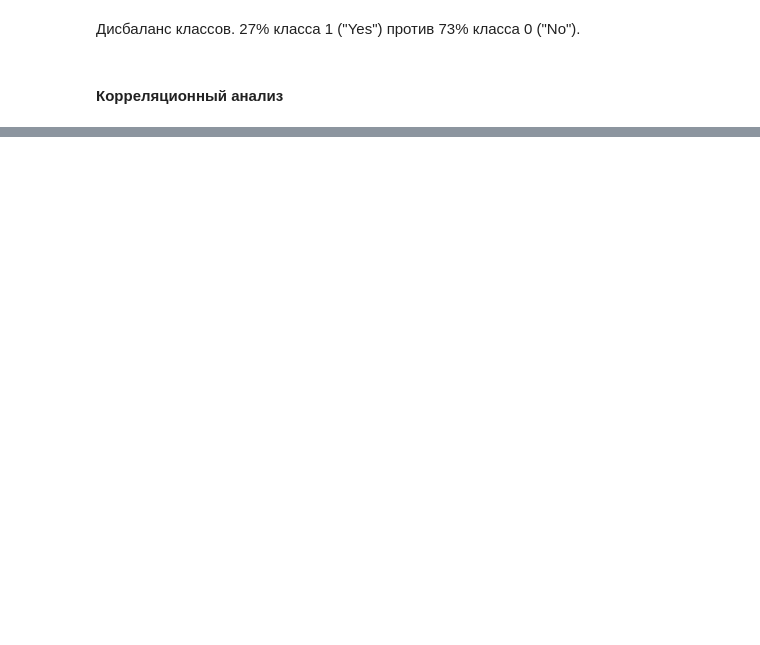
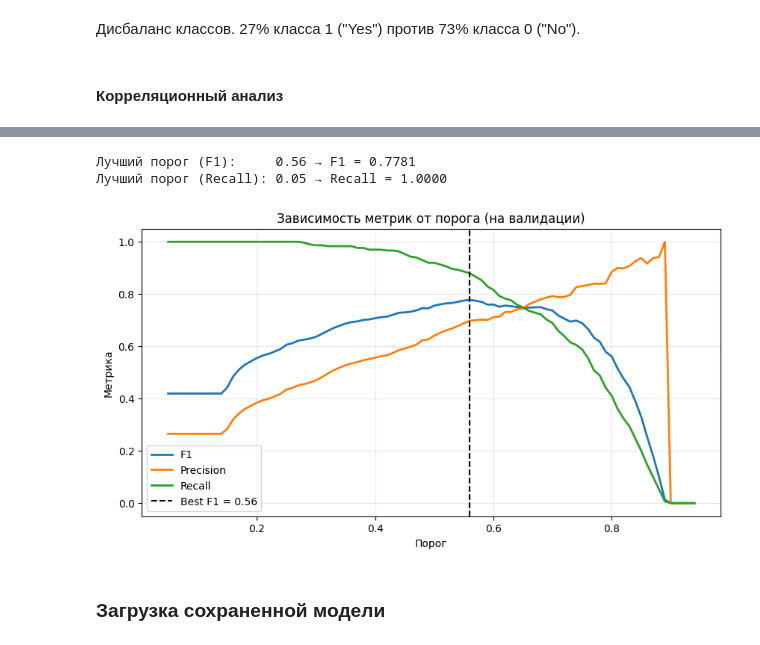
Before and after one commit to AlexxRus/telecom-churn-prediction, a Jupyter notebook: churn_prediction.ipynb, the cells around one changed output, grey strips where cells are left out. Cells and saved outputs as stored; diff of their text form; code cells hidden in the pictures; blank space fills up the shorter version.

```diff
--- a/churn_prediction.ipynb
+++ b/churn_prediction.ipynb
@@ -430,0 +756,5 @@ Name: int_Churn, dtype: float64 26.5
+# %%
+# Сравнение результатов
+print("\nСравнение моделей:")
+results_df = pd.DataFrame(results).sort_values('f1', ascending=False).reset_index()
+print(results_df[['model_name', 'accuracy', 'roc_auc', 'f1']])
@@ -430,0 +983,12 @@ Name: int_Churn, dtype: float64 26.5
+# %%
+# История оптимизации
+vis.plot_optimization_history(study).show()
+
+# Важность параметров
+vis.plot_param_importances(study).show()
+
+# Slice plot — как каждый параметр влияет на F1
+vis.plot_slice(study, params=['cat_depth', 'lgbm_n', 'xgb_n']).show()
+
+# Contour — взаимодействие пар параметров
+vis.plot_contour(study, params=['cat_lr', 'lgbm_lr']).show()
@@ -430,0 +1078,48 @@ Name: int_Churn, dtype: float64 26.5
+# %%
+def find_best_threshold(y_true, y_proba, metric='f1'):
+    """Подбор порога по заданной метрике."""
+    thresholds = np.arange(0.05, 0.95, 0.01)
+    best_score, best_threshold = 0, 0.5
+
+    for t in thresholds:
+        y_pred = (y_proba >= t).astype(int)
+        if metric == 'f1':
+            score = f1_score(y_true, y_pred)
+        elif metric == 'recall':
+            score = recall_score(y_true, y_pred)
+        elif metric == 'f1_recall':  # компромисс для Churn
+            score = 0.5 * f1_score(y_true, y_pred) + 0.5 * recall_score(y_true, y_pred)
+        if score > best_score:
+            best_score, best_threshold = score, t
+    return best_threshold, best_score
+
+
+# === Подбор на валидации ===
+y_proba_val = best_model.predict_proba(X_val)[:, 1]
+
+best_t_f1, best_f1_val = find_best_threshold(y_val, y_proba_val, 'f1')
+best_t_rec, best_rec_val = find_best_threshold(y_val, y_proba_val, 'recall')
+
+print(f"Лучший порог (F1):     {best_t_f1:.2f} → F1 = {best_f1_val:.4f}")
+print(f"Лучший порог (Recall): {best_t_rec:.2f} → Recall = {best_rec_val:.4f}")
+
+# Визуализация
+thresholds = np.arange(0.05, 0.95, 0.01)
+f1s = [f1_score(y_val, (y_proba_val >= t).astype(int)) for t in thresholds]
+precs = [precision_score(y_val, (y_proba_val >= t).astype(int), zero_division=0) for t in thresholds]
+recs = [recall_score(y_val, (y_proba_val >= t).astype(int)) for t in thresholds]
+
+plt.figure(figsize=(10, 5))
+plt.plot(thresholds, f1s, label='F1', lw=2)
+plt.plot(thresholds, precs, label='Precision', lw=2)
+plt.plot(thresholds, recs, label='Recall', lw=2)
+plt.axvline(best_t_f1, color='k', linestyle='--', label=f'Best F1 = {best_t_f1:.2f}')
+plt.xlabel('Порог'); plt.ylabel('Метрика')
+plt.title('Зависимость метрик от порога (на валидации)')
+plt.legend(); plt.grid(alpha=0.3); plt.show()
+# %% [output]
+Лучший порог (F1):     0.56 → F1 = 0.7781
+Лучший порог (Recall): 0.05 → Recall = 1.0000
+[figure, added]
+# %% [markdown]
+### Загрузка сохраненной модели
```
Also changed, not shown: parts of 77 cells of this notebook, 4 other files.
